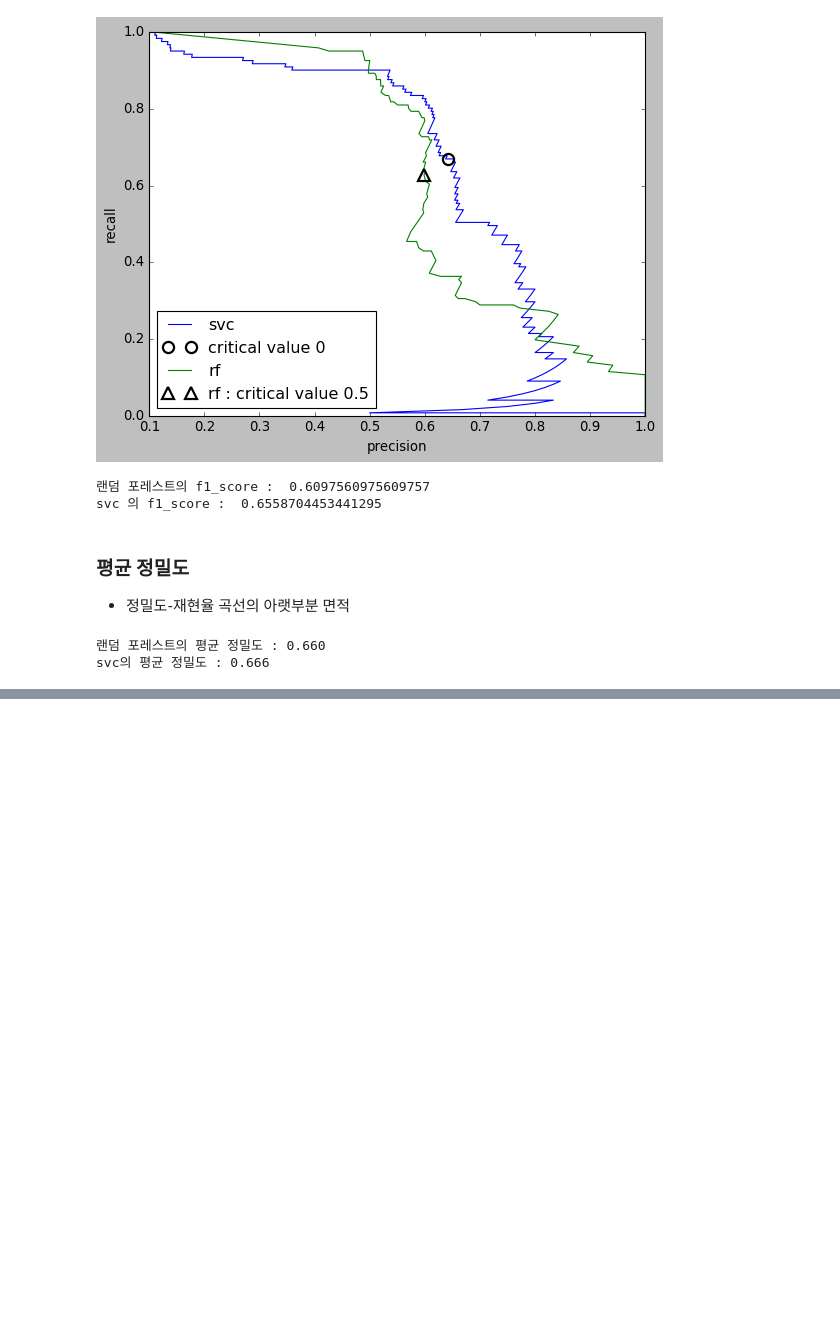
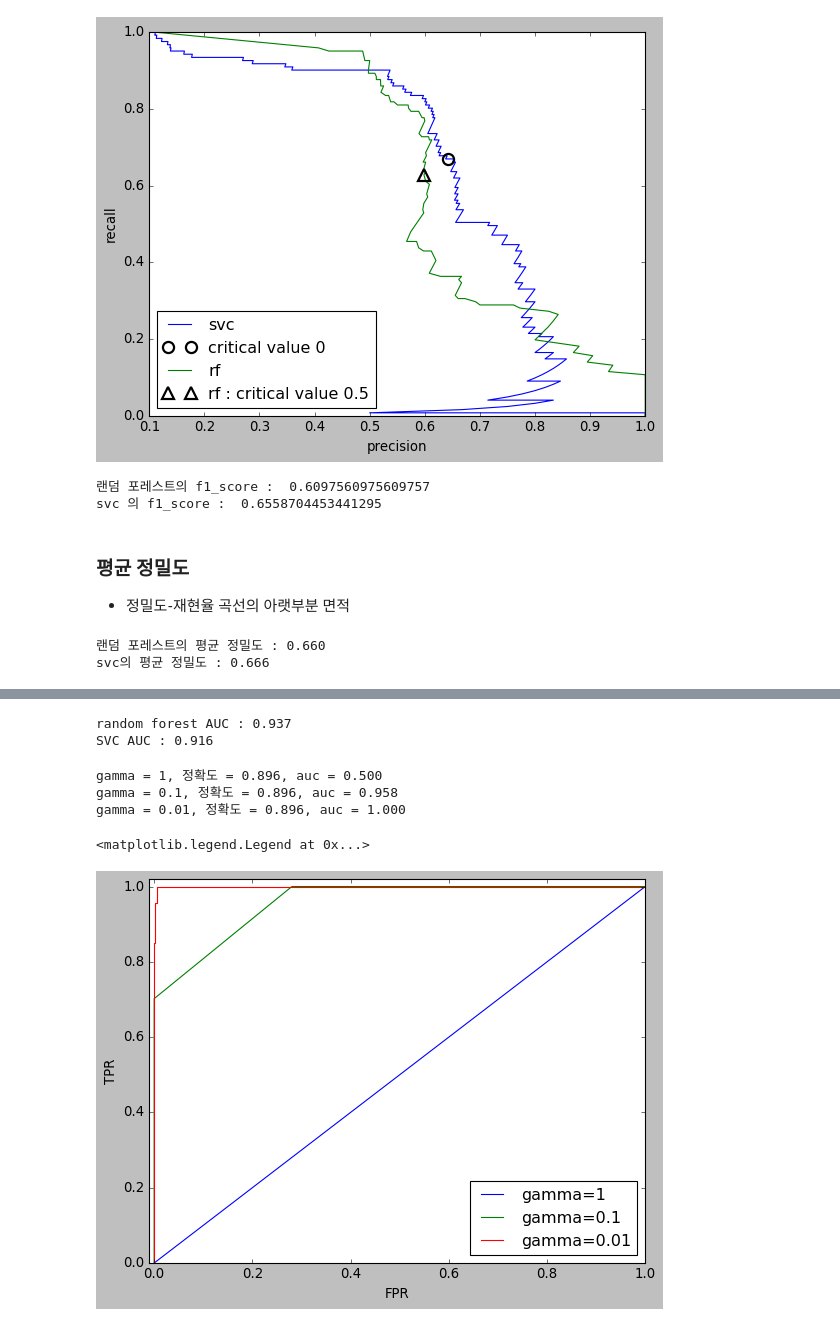
Before and after one commit to Hosung-Ahn/IntroducingML, a Jupyter notebook: Chapter5-model accuracy, model selection/평가 지표와 측정.ipynb, the cells around one changed output, grey strips where cells are left out. Saved outputs shown, nothing was run; the diff lists cells and outputs as text; code cells hidden in the pictures; blank space fills up the shorter version.

```diff
--- a/Chapter5-model accuracy, model selection/평가 지표와 측정.ipynb
+++ b/Chapter5-model accuracy, model selection/평가 지표와 측정.ipynb
@@ -286,0 +341,40 @@ svc의 평균 정밀도 : 0.666
+# %%
+# AUC
+
+from sklearn.metrics import roc_auc_score
+
+rf_auc = roc_auc_score(y_test, rf.predict_proba(X_test)[:,1])
+svc_auc = roc_auc_score(y_test, svc.decision_function(X_test))
+print(f"random forest AUC : {rf_auc:0.3f}")
+print(f"SVC AUC : {svc_auc:0.3f}")
+# %% [output]
+random forest AUC : 0.937
+SVC AUC : 0.916
+# %%
+# 불균형 데이터에서의 AUC
+# gamma = 0.01 일 때 모든 데이터를 False로 분류했기 때문에 auc가 1이지만 정확도는 0.896이다.
+# 이는 gamma 가 0.01일 때 좋은 성과를 얻었다고 할 수 있지만 의미있는 예측은 아니므로 임계값을 조정해야한다는 뜻이다.
+
+y = digits.target == 9
+
+X_train, X_test, y_train, y_test = train_test_split(digits.data, y, random_state=0)
+plt.figure()
+
+for gamma in [1, 0.1, 0.01] :
+    svc = SVC(gamma=gamma).fit(X_train, y_train)
+    accuracy = svc.score(X_test, y_test)
+    auc = roc_auc_score(y_test, svc.decision_function(X_test))
+    fpr, tpr, _ = roc_curve(y_test, svc.decision_function(X_test))
+    print(f"gamma = {gamma}, 정확도 = {accuracy:0.3f}, auc = {auc:0.3f}")
+    plt.plot(fpr, tpr, label=f"gamma={gamma}")
+plt.xlabel("FPR")
+plt.ylabel("TPR")
+plt.xlim(-0.01,1)
+plt.ylim(0, 1.02)
+plt.legend(loc='best')
+# %% [output]
+gamma = 1, 정확도 = 0.896, auc = 0.500
+gamma = 0.1, 정확도 = 0.896, auc = 0.958
+gamma = 0.01, 정확도 = 0.896, auc = 1.000
+<matplotlib.legend.Legend at 0x...>
+[figure, added]
```
Also changed, not shown: parts of 9 cells of this notebook.
